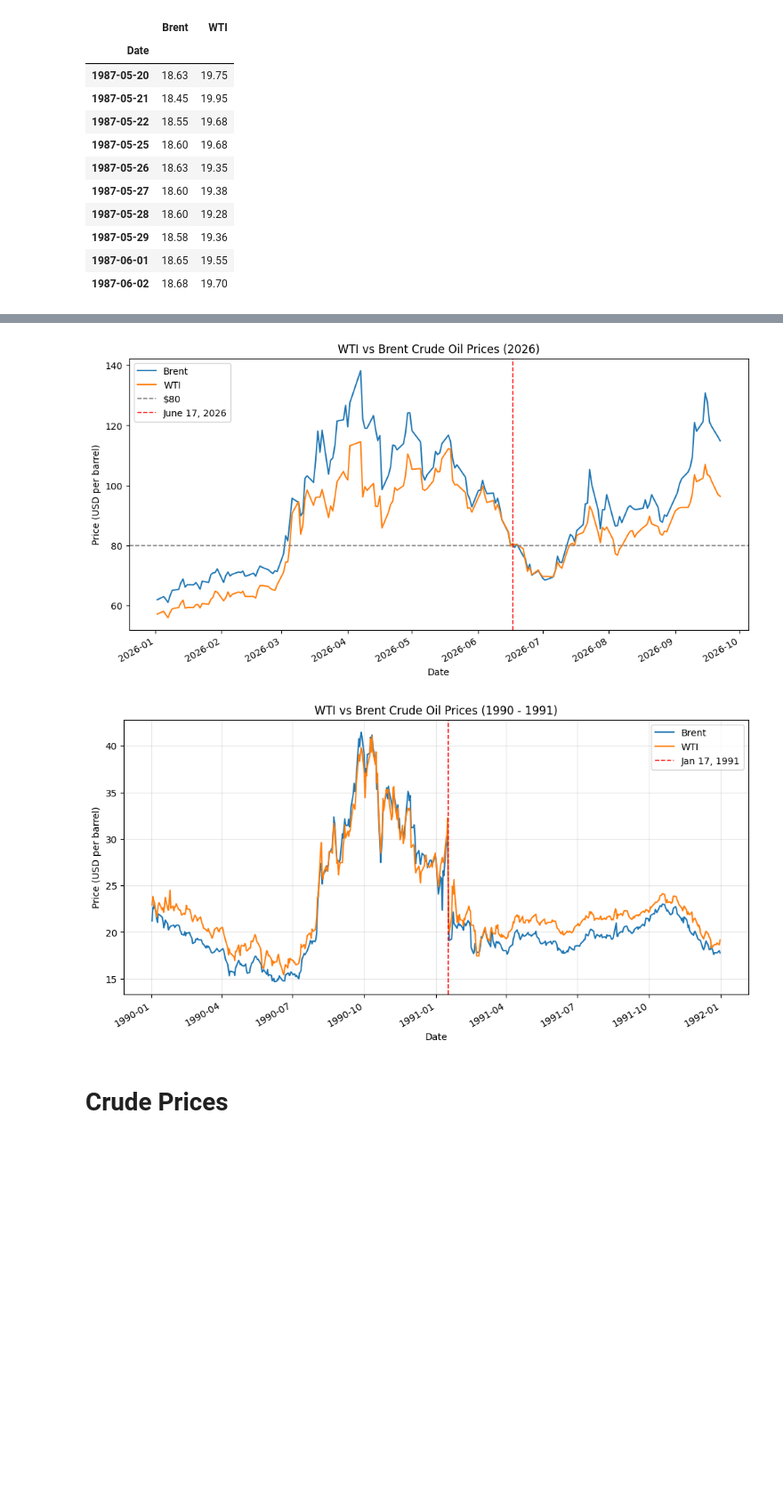
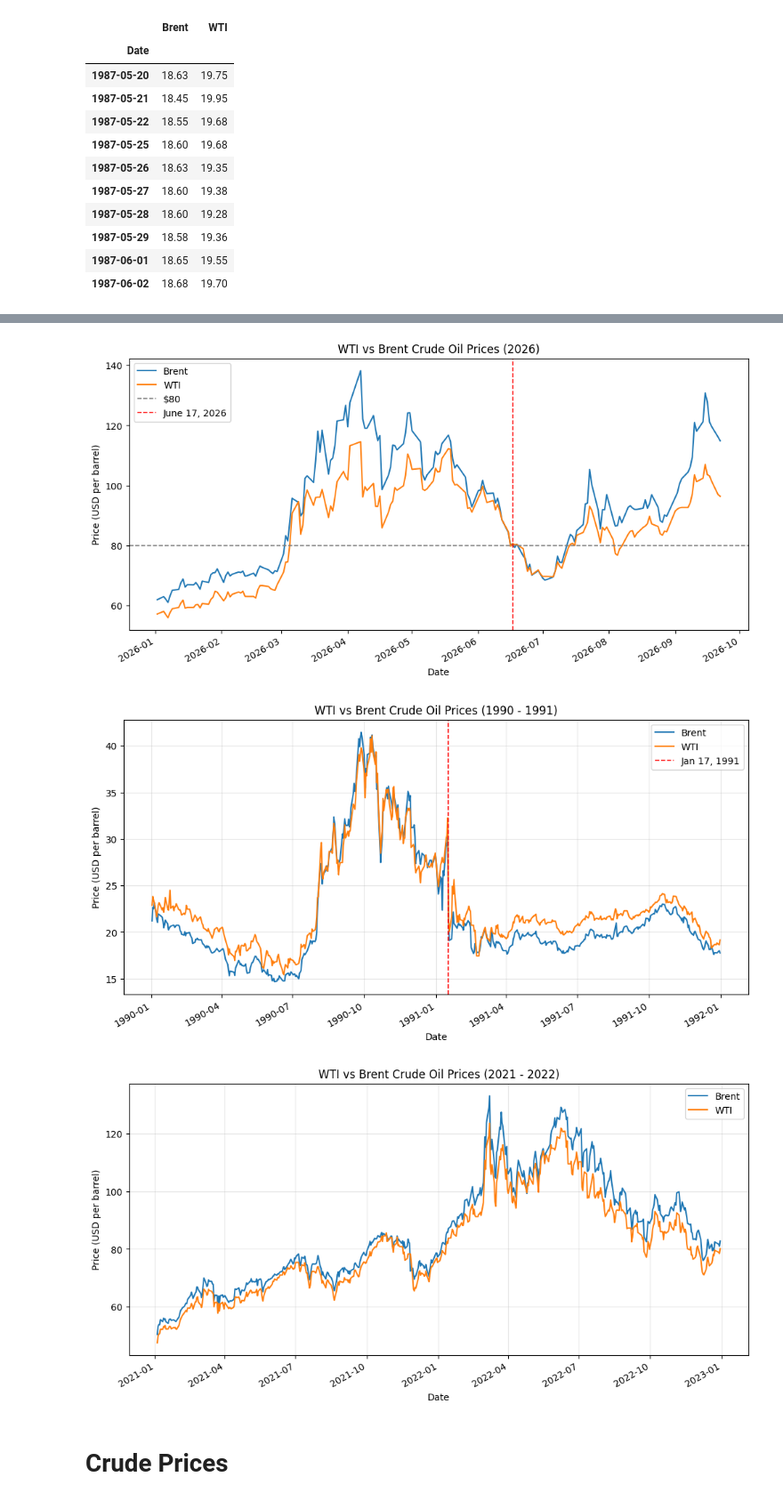
Before and after one commit to ellenwang995/WTI_DEC2027, a Jupyter notebook: OilPrice2027.ipynb, the cells around one changed output, grey strips where cells are left out. Shown at 89% size. Drawn from its saved outputs; the diff is of its cells as text; code cells hidden in the pictures; blank space fills up the shorter version.

```diff
--- a/OilPrice2027.ipynb
+++ b/OilPrice2027.ipynb
@@ -47,33 +47,43 @@ crude.head(10)
 crude[['Brent', 'WTI']].plot(figsize=(12, 6))
 plt.axhline(80, color='gray', linestyle='--', linewidth=1.2, label='$80')
 plt.title('WTI vs Brent Crude Oil Prices (1987 - 2026)')
 plt.xlabel('Date')
 plt.ylabel('Price (USD per barrel)')
 plt.grid(alpha=0.3)
 plt.show()
 
 # 2026
 crude.loc['2026':, ['Brent', 'WTI']].plot(figsize=(12, 6))
 plt.axhline(80, color='gray', linestyle='--', linewidth=1.2, label='$80')
 plt.axvline(pd.Timestamp('2026-06-17'), color='red', linestyle='--', linewidth=1.2, label='June 17, 2026')
 plt.title('WTI vs Brent Crude Oil Prices (2026)')
 plt.xlabel('Date')
 plt.ylabel('Price (USD per barrel)')
 plt.legend()
 
 # 1990- 1992
 crude.loc['1990':'1991', ['Brent', 'WTI']].plot(figsize=(12, 6))
 plt.axvline(pd.Timestamp('1991-01-17'), color='red', linestyle='--', linewidth=1.2, label='Jan 17, 1991')
 plt.title('WTI vs Brent Crude Oil Prices (1990 - 1991)')
 plt.xlabel('Date')
 plt.ylabel('Price (USD per barrel)')
 plt.legend()
 plt.grid(alpha=0.3)
 plt.show()
+
+# 2021 - 2022
+crude.loc['2021':'2022', ['Brent', 'WTI']].plot(figsize=(12, 6))
+plt.title('WTI vs Brent Crude Oil Prices (2021 - 2022)')
+plt.xlabel('Date')
+plt.ylabel('Price (USD per barrel)')
+plt.legend()
+plt.grid(alpha=0.3)
+plt.show()
 # %% [output]
 [figure]
 [figure]
 [figure]
+[figure, added]
 # %% [markdown]
 # Crude Prices
 # %%
```
Also changed, not shown: parts of 5 cells of this notebook.
